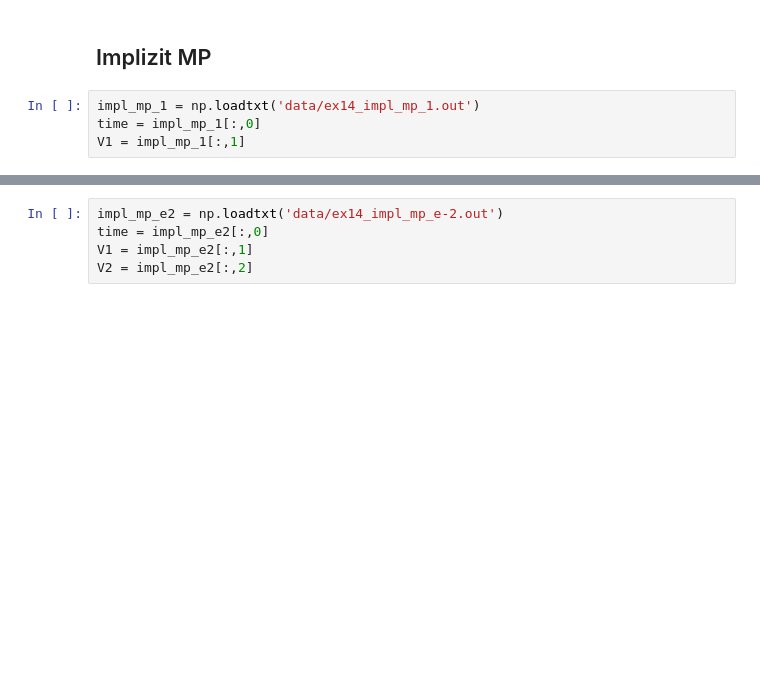
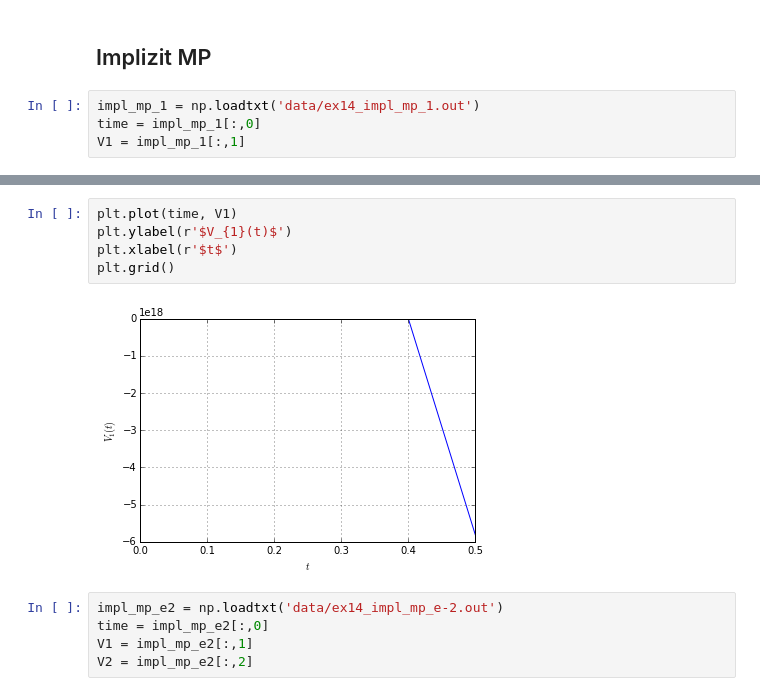
Before and after one commit to BerndSchwarzenbacher/numdiff, a Jupyter notebook: ueb3/ex14.ipynb, the cells around one changed output, grey strips where cells are left out. Cells and saved outputs as stored; diff of their text form; blank space fills up the shorter version.

```diff
--- a/ueb3/ex14.ipynb
+++ b/ueb3/ex14.ipynb
@@ -98,3 +102,10 @@ plt.grid()
+# %%
+plt.plot(time, V1)
+plt.ylabel(r'$V_{1}(t)$')
+plt.xlabel(r'$t$')
+plt.grid()
+# %% [output]
+[figure, added]
 # %%
 impl_mp_e2 = np.loadtxt('data/ex14_impl_mp_e-2.out')
 time = impl_mp_e2[:,0]
```
Also changed, not shown: parts of 5 cells of this notebook, 16 other files.
